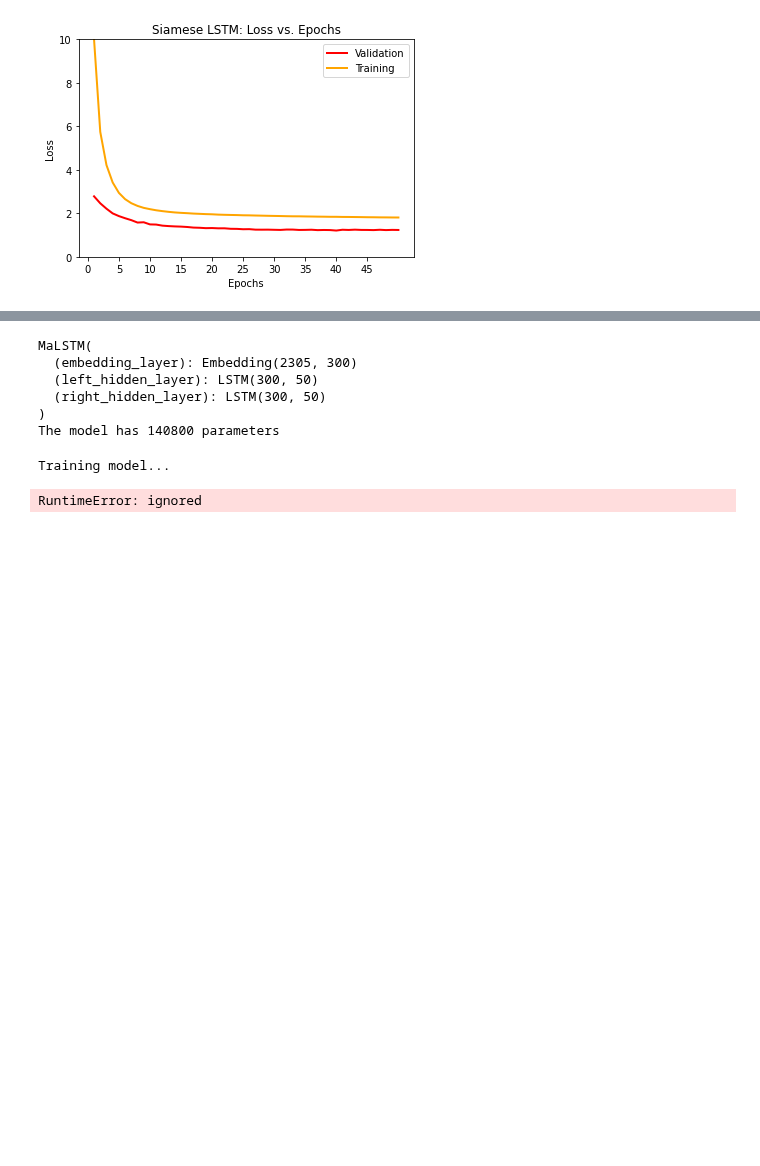
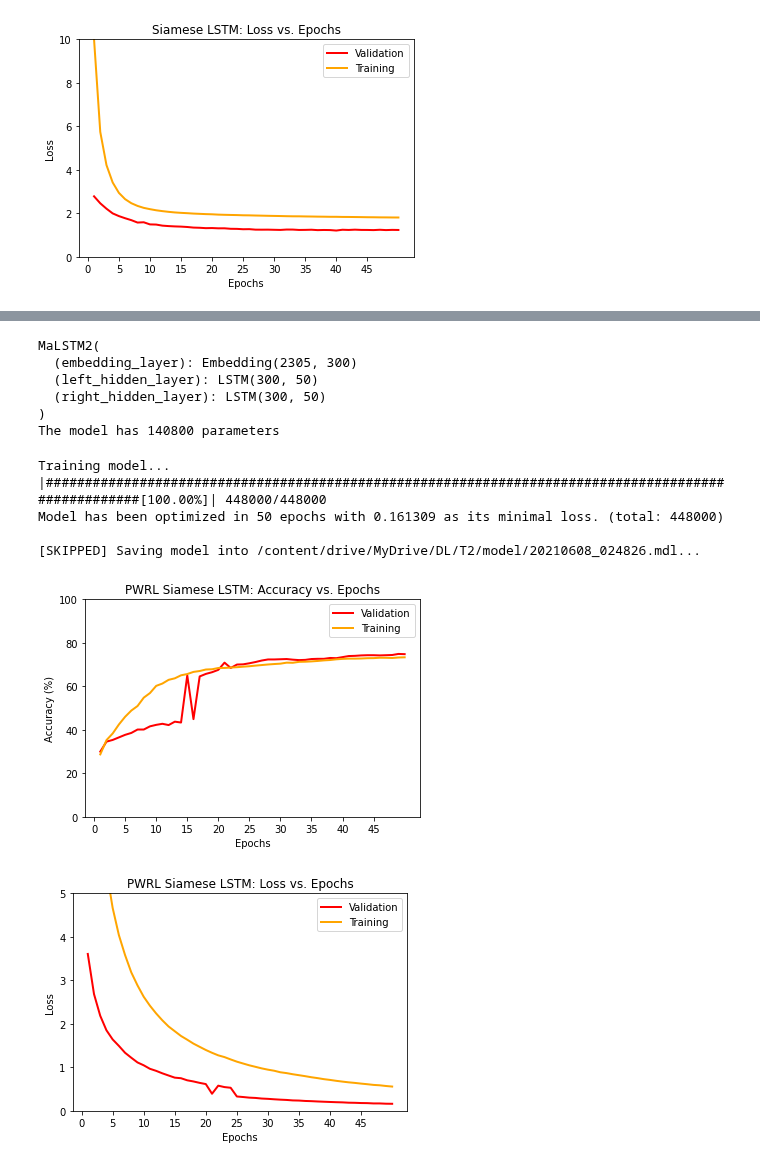
Before and after one commit to jpsiegel/Projects, a Jupyter notebook: Tarea2_DL.ipynb, the cells around one changed output, grey strips where cells are left out. Saved outputs shown, nothing was run; the diff lists cells and outputs as text; code cells hidden in the pictures; blank space fills up the shorter version.

Commit message:
finished act6&7 with custom pairwise ranking loss fucntion

```diff
--- a/Tarea2_DL.ipynb
+++ b/Tarea2_DL.ipynb
@@ -1282,7 +1280,7 @@ class Network:
                     bar.refresh(progress)
 
                     running_loss += loss.data.cpu().numpy()
-                    correct_count += numpy.sum(output == Y)
+                    #correct_count += numpy.sum(output == Y)
 
                 epoch_loss = running_loss / len(self.data[str(phase)])
                 epoch_acc = correct_count / total
@@ -1674,8 +1683,8 @@ class PairwiseRankingLoss(torch.nn.Module):
 # %%
-# instance model
+# instance custom loss model
 import torch
 
-pwr_model = MaLSTM(sick["max_seq_len"], sick["embeddings"])
+pwr_model = MaLSTM2(sick["max_seq_len"], sick["embeddings"])
 print(pwr_model)
 
 def num_trainable_parameters(model):
@@ -1683,11 +1692,11 @@ def num_trainable_parameters(model):
 
 print("The model has {} parameters".format(num_trainable_parameters(pwr_model)))
 
-loss_function = PairwiseRankingLoss()
-optimizer = torch.optim.Adadelta(model.parameters())
-network2 = Network(model, loss_function, optimizer, sick)
+new_loss_function = PairwiseRankingLoss() # NEW LOSS FUNC
+optimizer = torch.optim.Adadelta(pwr_model.parameters())
+network3 = Network(pwr_model, new_loss_function, optimizer, sick)
 # %% [output]
-MaLSTM(
+MaLSTM2(
   (embedding_layer): Embedding(2305, 300)
   (left_hidden_layer): LSTM(300, 50)
   (right_hidden_layer): LSTM(300, 50)
@@ -1696,7 +1705,43 @@ The model has 140800 parameters
 # %%
 #Train new model
 
-val_acc_hist, train_acc_hist, val_loss_hist, train_loss_hist = network2.optimize()
+val_acc_hist1, train_acc_hist1, val_loss_hist1, train_loss_hist1 = network3.optimize()
 # %% [output]
 Training model...
+|####################################################################################################[100.00%]| 448000/448000
+Model has been optimized in 50 epochs with 0.161309 as its minimal loss. (total: 448000)
+
+[SKIPPED] Saving model into /content/drive/MyDrive/DL/T2/model/20210608_024826.mdl...
-RuntimeError: ignored
+# %%
+# Plot Results
+import matplotlib.pyplot as plt
+import numpy as np
+
+val_acc_history = [h*100 for h in val_acc_hist1]
+train_acc_history = [h*100 for h in train_acc_hist1]
+
+plt.title("PWRL Siamese LSTM: Accuracy vs. Epochs")
+plt.xlabel("Epochs")
+plt.ylabel("Accuracy (%)")
+plt.plot(range(1,NetworkConfig.EPOCH+1), val_acc_history, label="Validation", color="red", linewidth=2)
+plt.plot(range(1,NetworkConfig.EPOCH+1), train_acc_history, label="Training", color="orange", linewidth=2)
+plt.ylim((0,100))
+plt.xticks(np.arange(0, NetworkConfig.EPOCH, 5))
+plt.legend()
+plt.show()
+
+val_loss_history = [h for h in val_loss_hist1]
+train_loss_history = [h for h in train_loss_hist1]
+
+plt.title("PWRL Siamese LSTM: Loss vs. Epochs")
+plt.xlabel("Epochs")
+plt.ylabel("Loss")
+plt.plot(range(1,NetworkConfig.EPOCH+1), val_loss_history, label="Validation", color="red", linewidth=2)
+plt.plot(range(1,NetworkConfig.EPOCH+1), train_loss_history, label="Training", color="orange", linewidth=2)
+plt.ylim((0,5))
+plt.xticks(np.arange(0, NetworkConfig.EPOCH, 5))
+plt.legend()
+plt.show()
+# %% [output]
+[figure, added]
+[figure, added]
```
Also changed, not shown: parts of 11 cells of this notebook.
